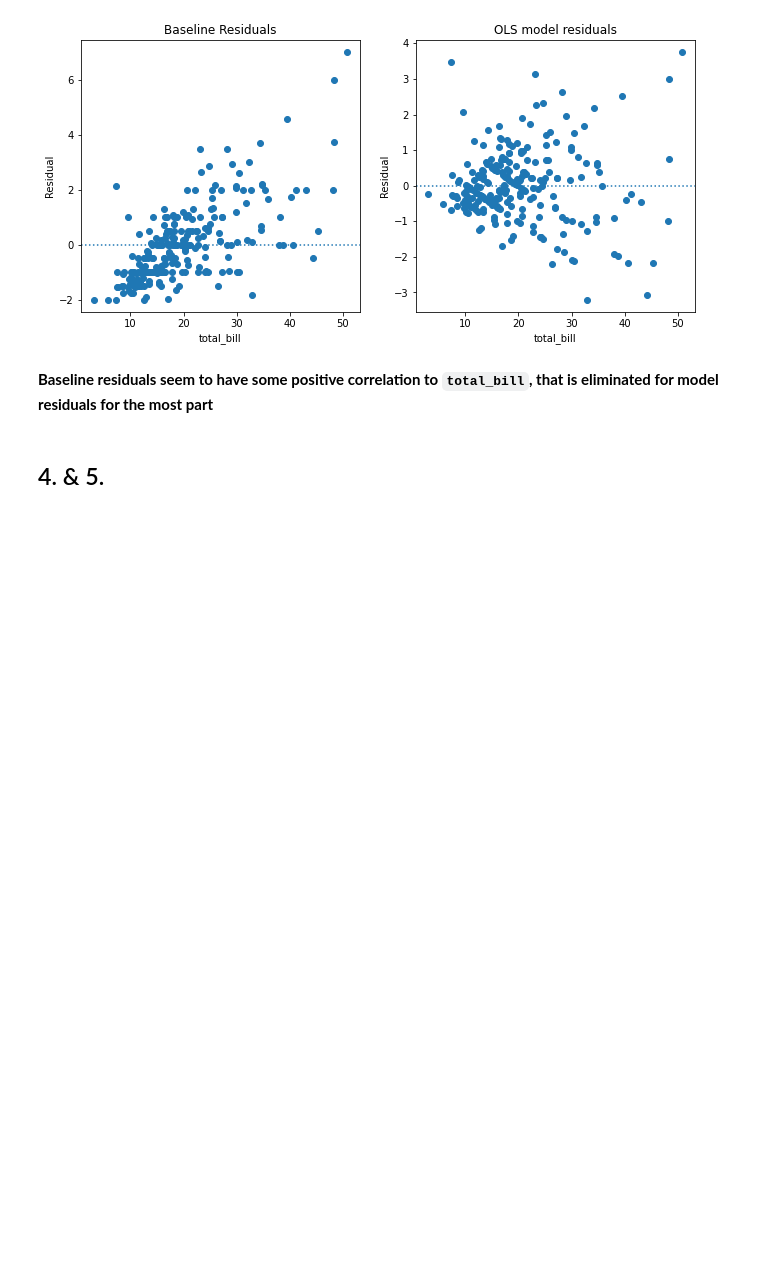
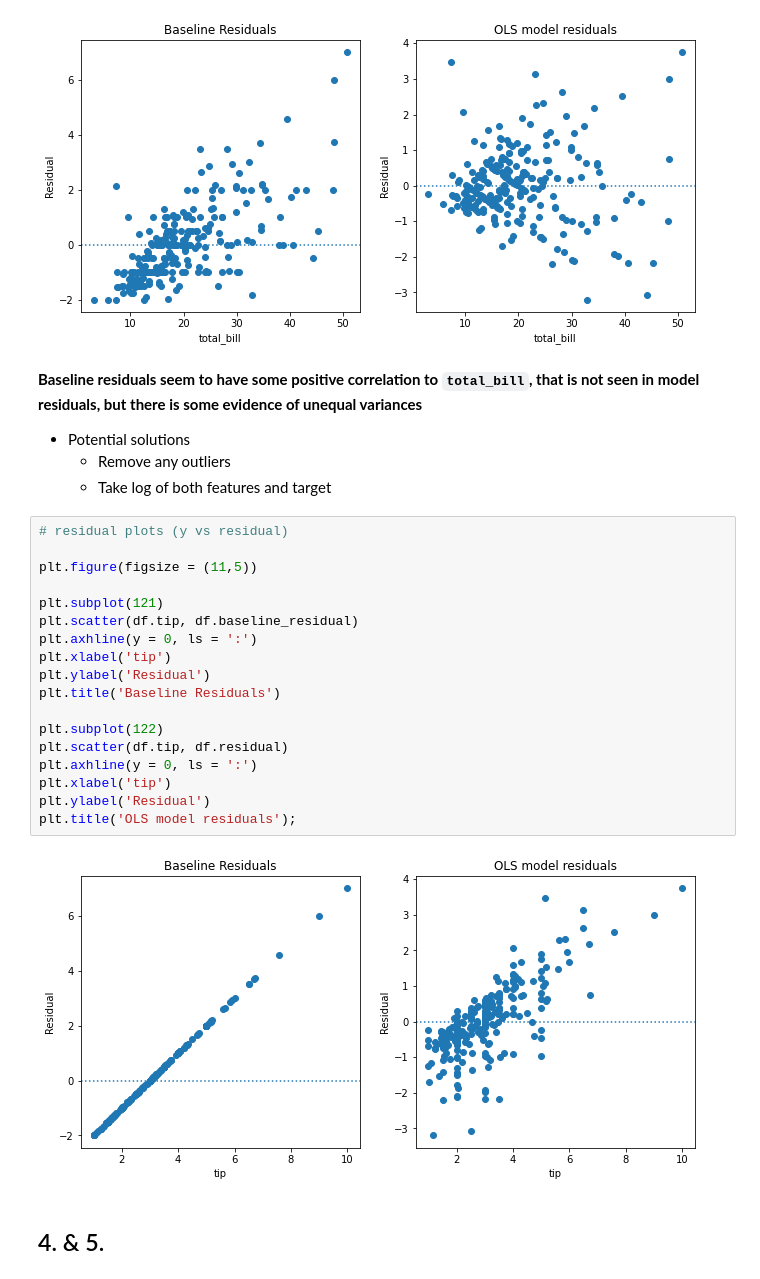
Before and after one commit to adam-talbot/regression-exercises, a Jupyter notebook: evaluate.ipynb, the cells around one changed output. Saved outputs shown, nothing was run; the diff lists cells and outputs as text; blank space fills up the shorter version.

```diff
--- a/evaluate.ipynb
+++ b/evaluate.ipynb
@@ -164,7 +164,30 @@ plt.title('OLS model residuals');
 # %% [output]
 [figure]
 # %% [markdown]
-**Baseline residuals seem to have some positive correlation to `total_bill`, that is eliminated for model residuals for the most part**
+**Baseline residuals seem to have some positive correlation to `total_bill`, that is not seen in model residuals, but there is some evidence of unequal variances**
+- Potential solutions
+    - Remove any outliers
+    - Take log of both features and target
+# %%
+# residual plots (y vs residual)
+
+plt.figure(figsize = (11,5))
+
+plt.subplot(121)
+plt.scatter(df.tip, df.baseline_residual)
+plt.axhline(y = 0, ls = ':')
+plt.xlabel('tip')
+plt.ylabel('Residual')
+plt.title('Baseline Residuals')
+
+plt.subplot(122)
+plt.scatter(df.tip, df.residual)
+plt.axhline(y = 0, ls = ':')
+plt.xlabel('tip')
+plt.ylabel('Residual')
+plt.title('OLS model residuals');
+# %% [output]
+[figure, added]
 # %% [markdown]
 ## 4. & 5.
 # %% [markdown]
```
Also changed, not shown: 1 other file.
